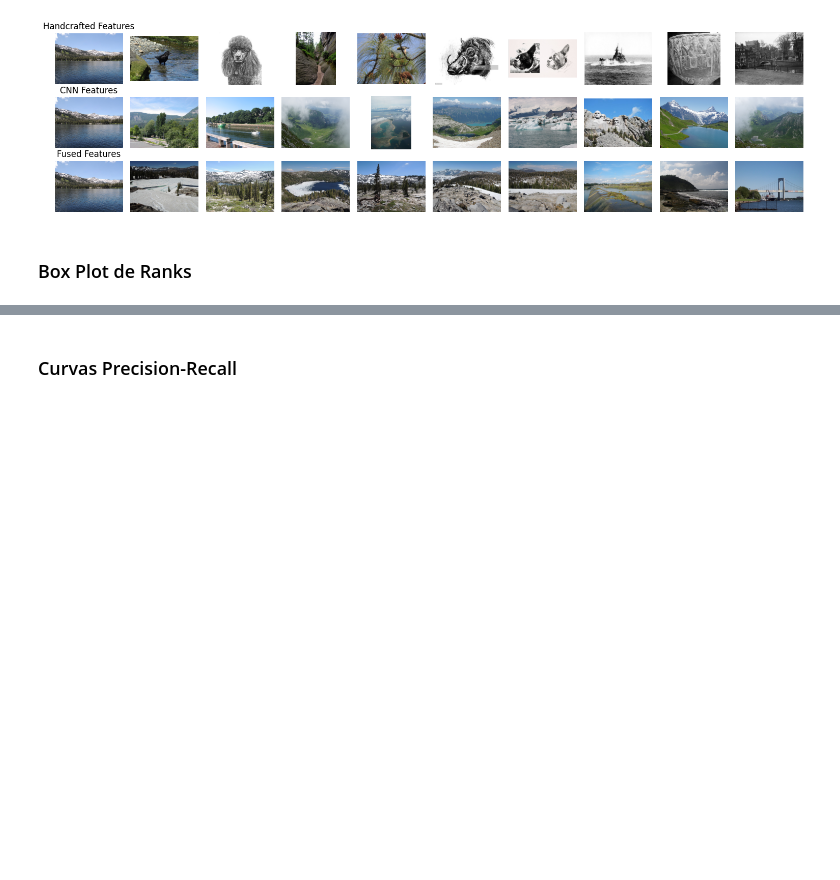
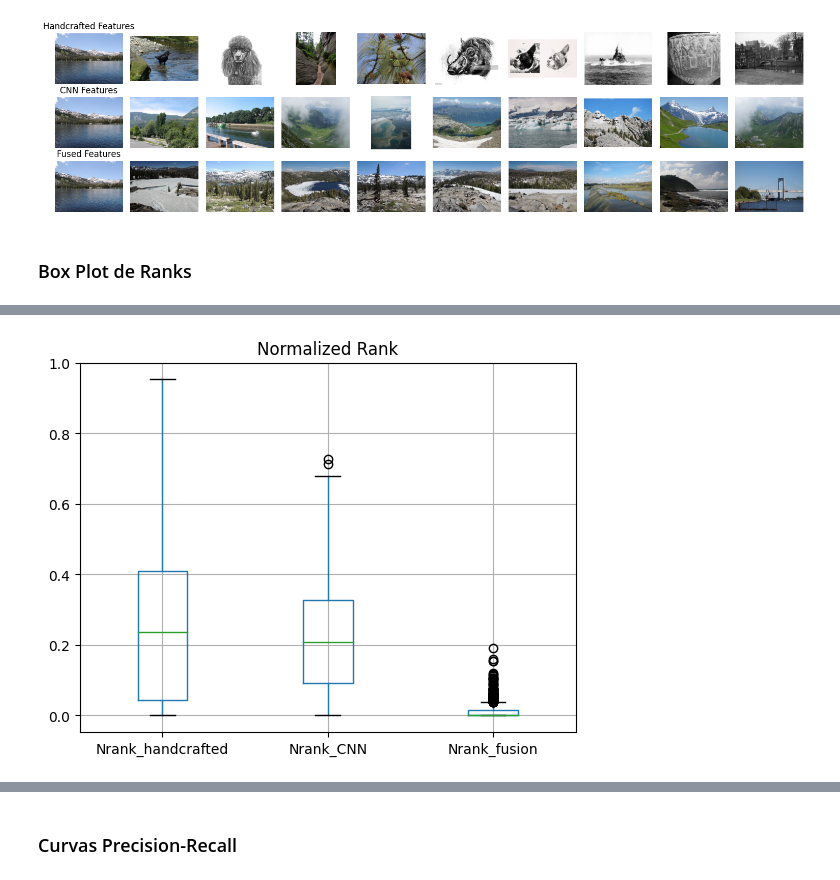
Before and after one commit to pabloyzm/LabInt, a Jupyter notebook: informe_final.ipynb, the cells around one changed output, grey strips where cells are left out. Saved outputs shown, nothing was run; the diff lists cells and outputs as text; code cells hidden in the pictures; blank space fills up the shorter version.

```diff
--- a/informe_final.ipynb
+++ b/informe_final.ipynb
@@ -238,24 +301,26 @@ df_grouped.describe()
 # %%
-# import tqdm
-# for i in tqdm.tqdm(range(len(df))):
-#     row = df.iloc[i,:]
-#     df.loc[i, "Nrank_handcrafted"] = evaluate_query(df, matrix, row["image_name"], normalized=True)
-#
-# for i in tqdm.tqdm(range(len(df))):
-#     row = df.iloc[i,:]
-#     df.loc[i, "Nrank_CNN"] = evaluate_query(df, matrix_cnn, row["image_name"], normalized=True)
+import tqdm
+for i in tqdm.tqdm(range(len(df))):
+    row = df.iloc[i,:]
+    df.loc[i, "Nrank_handcrafted"] = evaluate_query(df, matrix, row["image_name"], normalized=True)
 
-# for i in tqdm.tqdm(range(len(df))):
-#     row = df.iloc[i,:]
-#     df.loc[i, "Nrank_fusion"] = evaluate_query(df, matrix_fusion, row["image_name"], normalized=True)
+for i in tqdm.tqdm(range(len(df))):
+    row = df.iloc[i,:]
+    df.loc[i, "Nrank_CNN"] = evaluate_query(df, matrix_cnn, row["image_name"], normalized=True)
+
+for i in tqdm.tqdm(range(len(df))):
+    row = df.iloc[i,:]
+    df.loc[i, "Nrank_fusion"] = evaluate_query(df, matrix_fusion, row["image_name"], normalized=True)
 
 # drop non numeric columns
-df_grouped = df.drop(["image_name", "rank_fusion"], axis=1)
+df_grouped = df.drop(["image_name", "rank_fusion", "rank_CNN", "rank_handcrafted", "similarity"], axis=1)
 # group by class
 df_grouped = df_grouped.groupby("class").mean()
 # generate a box plot for each column
 df_grouped.boxplot()
 plt.title("Normalized Rank")
 plt.show()
+# %% [output]
+[figure, added]
 # %%
 df_grouped.describe()
```
Also changed, not shown: parts of 24 cells of this notebook.
